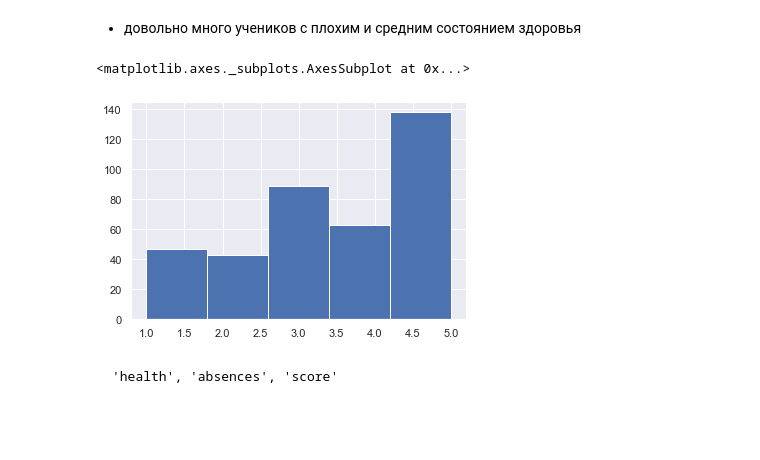
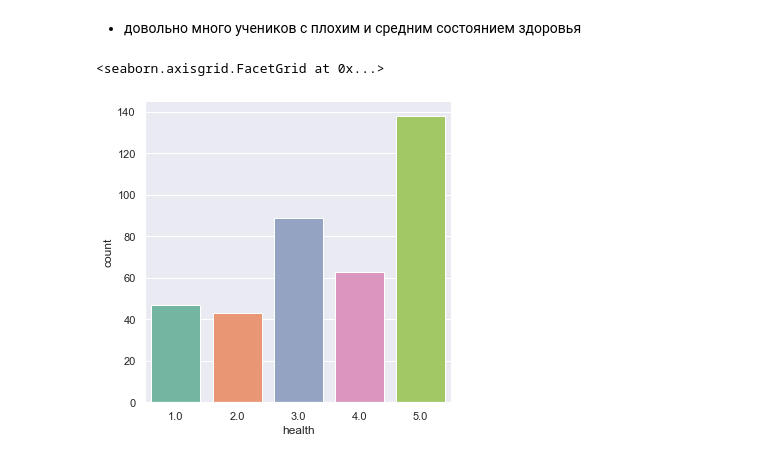
Before and after one commit to Ro-Ksu/skillfactory_rds, a Jupyter notebook: module_2/Module_2.ipynb, the cells around one changed output. Saved outputs shown, nothing was run; the diff lists cells and outputs as text; code cells hidden in the pictures; blank space fills up the shorter version.

```diff
--- a/module_2/Module_2.ipynb
+++ b/module_2/Module_2.ipynb
@@ -973,10 +1025,9 @@ memory usage: 3.2 KB
 Пропущенных значений: 15
 # %% [markdown]
 - довольно много учеников с плохим и средним состоянием здоровья
-# %%
-students.health.hist(bins=5)
-# %% [output]
-<matplotlib.axes._subplots.AxesSubplot at 0x...>
-[figure, removed]
-# %% [markdown]
-    'health', 'absences', 'score'
+# %%
+sns.set()
+sns.catplot(x = "health", kind="count", data=students, palette="Set2")
+# %% [output]
+<seaborn.axisgrid.FacetGrid at 0x...>
+[figure, added]
```
Also changed, not shown: parts of 25 cells of this notebook.
